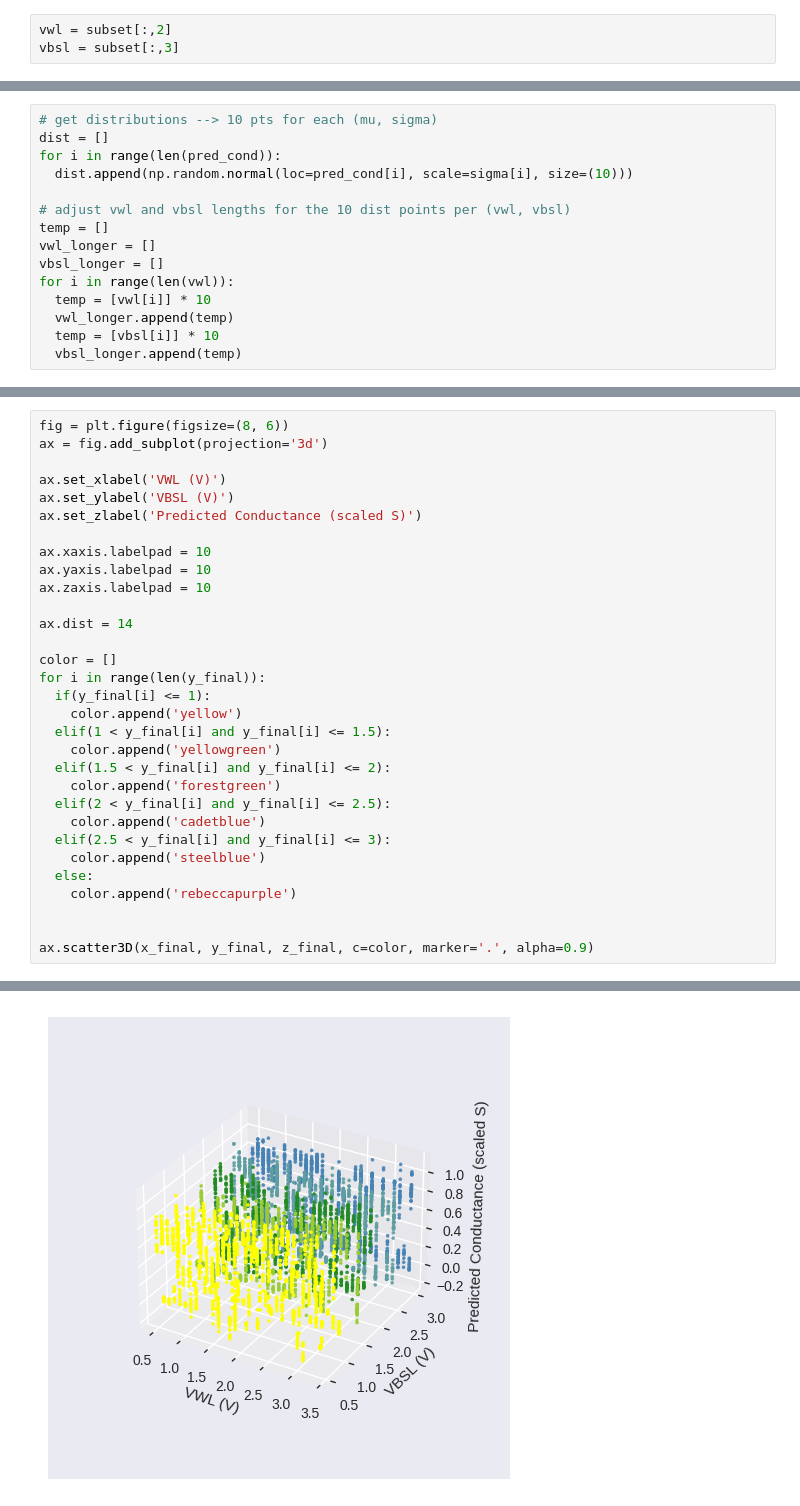
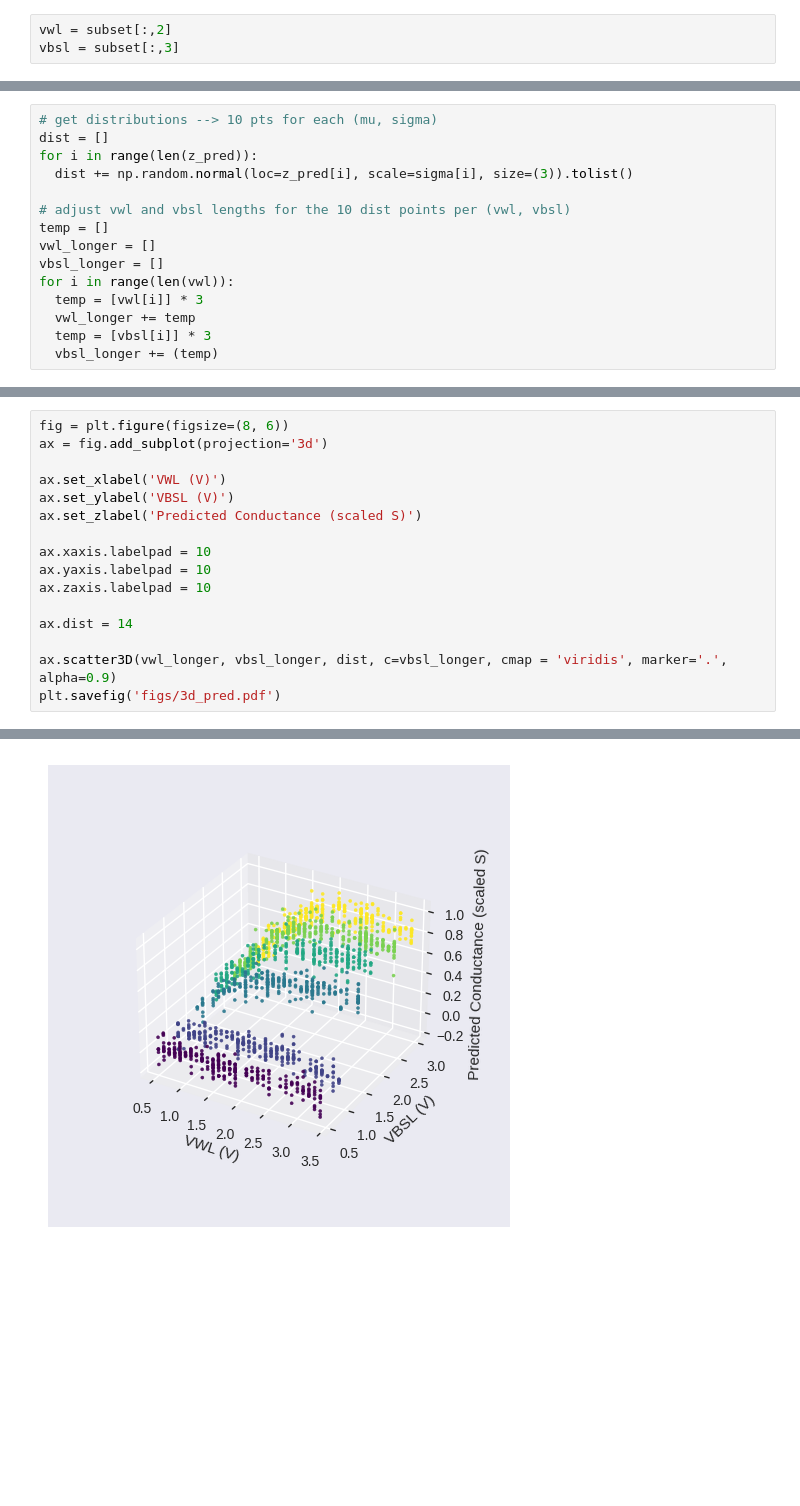
Before and after one commit to AaravWattal/RRAM-Models, a Jupyter notebook: SISPAD_3D_Graphs.ipynb, the cells around one changed output, grey strips where cells are left out. Cells and saved outputs as stored; diff of their text form; blank space fills up the shorter version.

Commit message:
SISPAD final 3d graphs

```diff
--- a/SISPAD_3D_Graphs.ipynb
+++ b/SISPAD_3D_Graphs.ipynb
@@ -354,15 +362,15 @@ vbsl = subset[:,3]
 # %%
 # get distributions --> 10 pts for each (mu, sigma)
 dist = []
-for i in range(len(pred_cond)):
-  dist.append(np.random.normal(loc=pred_cond[i], scale=sigma[i], size=(10)))
+for i in range(len(z_pred)):
+  dist += np.random.normal(loc=z_pred[i], scale=sigma[i], size=(3)).tolist()
 
 # adjust vwl and vbsl lengths for the 10 dist points per (vwl, vbsl)
 temp = []
 vwl_longer = []
 vbsl_longer = []
 for i in range(len(vwl)):
-  temp = [vwl[i]] * 10
-  vwl_longer.append(temp)
-  temp = [vbsl[i]] * 10
-  vbsl_longer.append(temp)
+  temp = [vwl[i]] * 3
+  vwl_longer += temp
+  temp = [vbsl[i]] * 3
+  vbsl_longer += (temp)
@@ -390,21 +388,6 @@ ax.zaxis.labelpad = 10
 
 ax.dist = 14
 
-color = []
-for i in range(len(y_final)):
-  if(y_final[i] <= 1):
-    color.append('yellow')
-  elif(1 < y_final[i] and y_final[i] <= 1.5):
-    color.append('yellowgreen')
-  elif(1.5 < y_final[i] and y_final[i] <= 2):
-    color.append('forestgreen')
-  elif(2 < y_final[i] and y_final[i] <= 2.5):
-    color.append('cadetblue')
-  elif(2.5 < y_final[i] and y_final[i] <= 3):
-    color.append('steelblue')
-  else:
-    color.append('rebeccapurple')
-
-
-ax.scatter3D(x_final, y_final, z_final, c=color, marker='.', alpha=0.9)
+ax.scatter3D(vwl_longer, vbsl_longer, dist, c=vbsl_longer, cmap = 'viridis', marker='.', alpha=0.9)
+plt.savefig('figs/3d_pred.pdf')
 # %% [output]
@@ -412,4 +394,4 @@ ax.scatter3D(x_final, y_final, z_final, c=color, marker='.', alpha=0.9)
-[figure, old version]
+[figure, new version]
 # %%
 fig = plt.figure(figsize=(8, 6))
 ax = fig.add_subplot(projection='3d')
```
Also changed, not shown: parts of 10 cells of this notebook.
